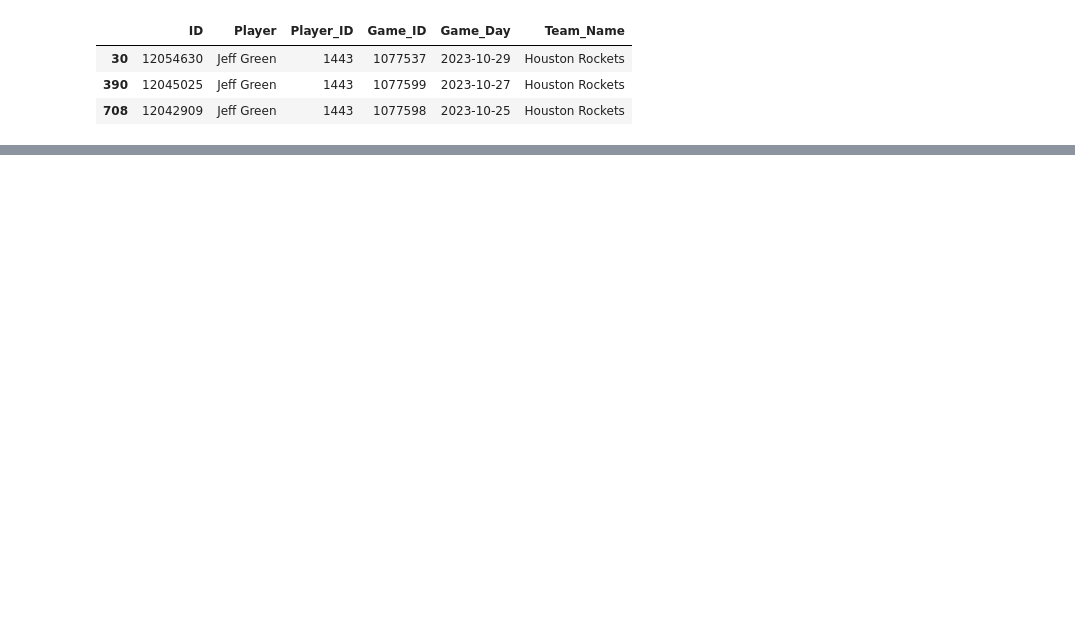
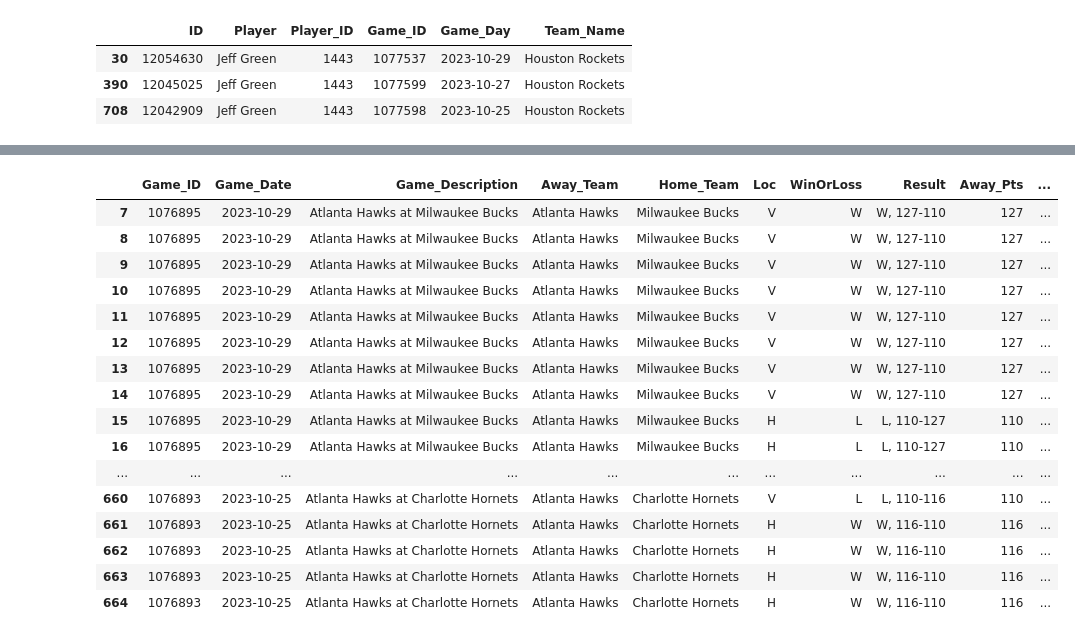
Before and after one commit to rtamashiro88/NBA-Dashboard, a Jupyter notebook: Data/API-Performance.ipynb, the cells around one changed output, grey strips where cells are left out. Saved outputs shown, nothing was run; the diff lists cells and outputs as text; code cells hidden in the pictures; blank space fills up the shorter version.

```diff
--- a/Data/API-Performance.ipynb
+++ b/Data/API-Performance.ipynb
@@ -191,0 +347,20 @@ df.loc[df['Player_ID']=='1443'][
+# %%
+game_df.loc[game_df['Away_Team'] == 'Atlanta Hawks']
+# %% [output]
+|  | Game_ID | Game_Date | Game_Description | Away_Team | Home_Team | Loc | WinOrLoss | Result | Away_Pts | ... |
+| 7 | 1076895 | 2023-10-29 | Atlanta Hawks at Milwaukee Bucks | Atlanta Hawks | Milwaukee Bucks | V | W | W, 127-110 | 127 | ... |
+| 8 | 1076895 | 2023-10-29 | Atlanta Hawks at Milwaukee Bucks | Atlanta Hawks | Milwaukee Bucks | V | W | W, 127-110 | 127 | ... |
+| 9 | 1076895 | 2023-10-29 | Atlanta Hawks at Milwaukee Bucks | Atlanta Hawks | Milwaukee Bucks | V | W | W, 127-110 | 127 | ... |
+| 10 | 1076895 | 2023-10-29 | Atlanta Hawks at Milwaukee Bucks | Atlanta Hawks | Milwaukee Bucks | V | W | W, 127-110 | 127 | ... |
+| 11 | 1076895 | 2023-10-29 | Atlanta Hawks at Milwaukee Bucks | Atlanta Hawks | Milwaukee Bucks | V | W | W, 127-110 | 127 | ... |
+| 12 | 1076895 | 2023-10-29 | Atlanta Hawks at Milwaukee Bucks | Atlanta Hawks | Milwaukee Bucks | V | W | W, 127-110 | 127 | ... |
+| 13 | 1076895 | 2023-10-29 | Atlanta Hawks at Milwaukee Bucks | Atlanta Hawks | Milwaukee Bucks | V | W | W, 127-110 | 127 | ... |
+| 14 | 1076895 | 2023-10-29 | Atlanta Hawks at Milwaukee Bucks | Atlanta Hawks | Milwaukee Bucks | V | W | W, 127-110 | 127 | ... |
+| 15 | 1076895 | 2023-10-29 | Atlanta Hawks at Milwaukee Bucks | Atlanta Hawks | Milwaukee Bucks | H | L | L, 110-127 | 110 | ... |
+| 16 | 1076895 | 2023-10-29 | Atlanta Hawks at Milwaukee Bucks | Atlanta Hawks | Milwaukee Bucks | H | L | L, 110-127 | 110 | ... |
+| ... | ... | ... | ... | ... | ... | ... | ... | ... | ... | ... |
+| 660 | 1076893 | 2023-10-25 | Atlanta Hawks at Charlotte Hornets | Atlanta Hawks | Charlotte Hornets | V | L | L, 110-116 | 110 | ... |
+| 661 | 1076893 | 2023-10-25 | Atlanta Hawks at Charlotte Hornets | Atlanta Hawks | Charlotte Hornets | H | W | W, 116-110 | 116 | ... |
+| 662 | 1076893 | 2023-10-25 | Atlanta Hawks at Charlotte Hornets | Atlanta Hawks | Charlotte Hornets | H | W | W, 116-110 | 116 | ... |
+| 663 | 1076893 | 2023-10-25 | Atlanta Hawks at Charlotte Hornets | Atlanta Hawks | Charlotte Hornets | H | W | W, 116-110 | 116 | ... |
+| 664 | 1076893 | 2023-10-25 | Atlanta Hawks at Charlotte Hornets | Atlanta Hawks | Charlotte Hornets | H | W | W, 116-110 | 116 | ... |
```
Also changed, not shown: parts of 26 cells of this notebook, 1 other file.
